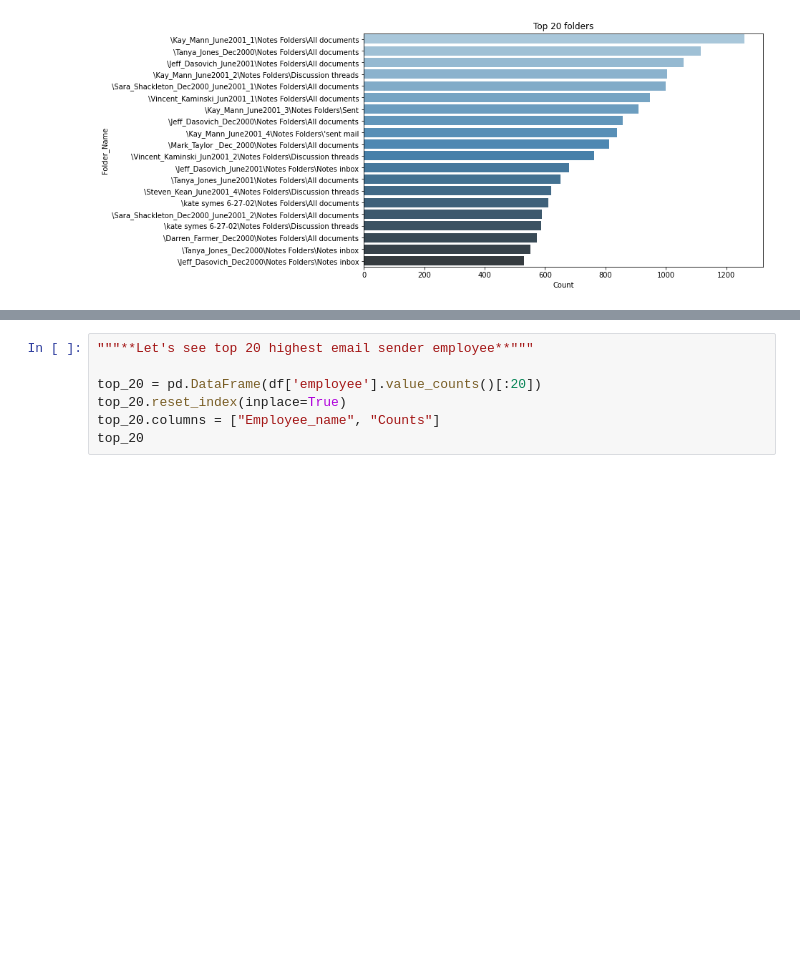
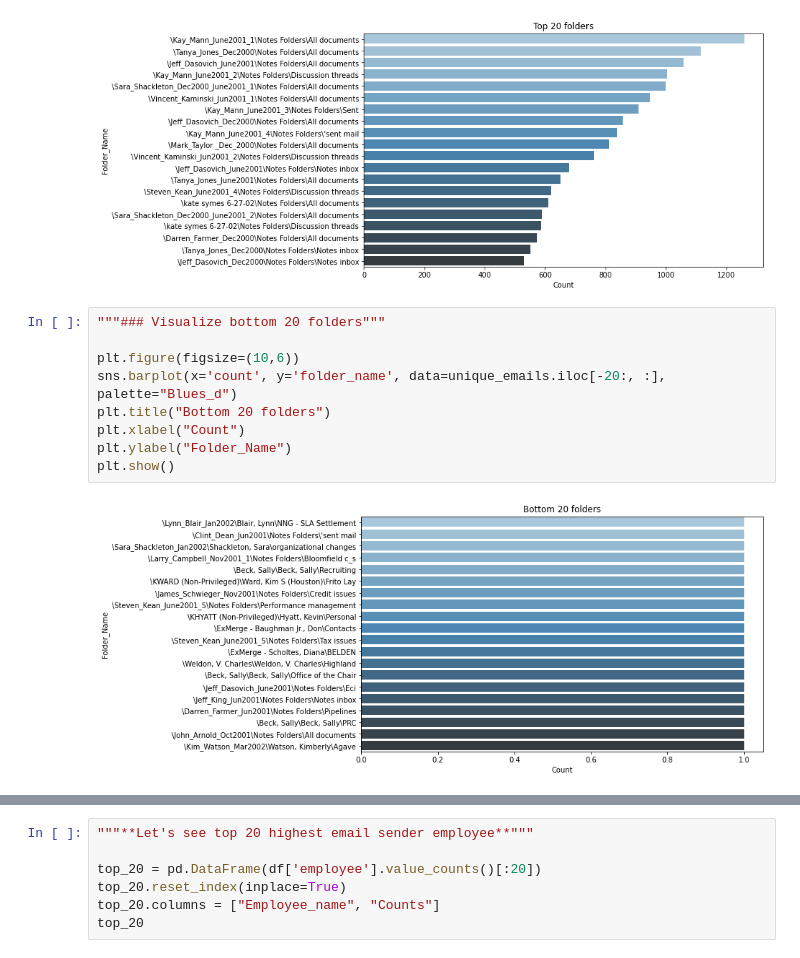
Before and after one commit to tak595/Math-Refresher, a Jupyter notebook: Midterm_Project.ipynb, the cells around one changed output, grey strips where cells are left out. Saved outputs shown, nothing was run; the diff lists cells and outputs as text; blank space fills up the shorter version.

```diff
--- a/Midterm_Project.ipynb
+++ b/Midterm_Project.ipynb
@@ -211,3 +194,14 @@ plt.ylabel("Folder_Name")
 plt.show()
 # %% [output]
 [figure]
+# %%
+"""### Visualize bottom 20 folders"""
+
+plt.figure(figsize=(10,6))
+sns.barplot(x='count', y='folder_name', data=unique_emails.iloc[-20:, :], palette="Blues_d")
+plt.title("Bottom 20 folders")
+plt.xlabel("Count")
+plt.ylabel("Folder_Name")
+plt.show()
+# %% [output]
+[figure, added]
```
Also changed, not shown: parts of 8 cells of this notebook.
